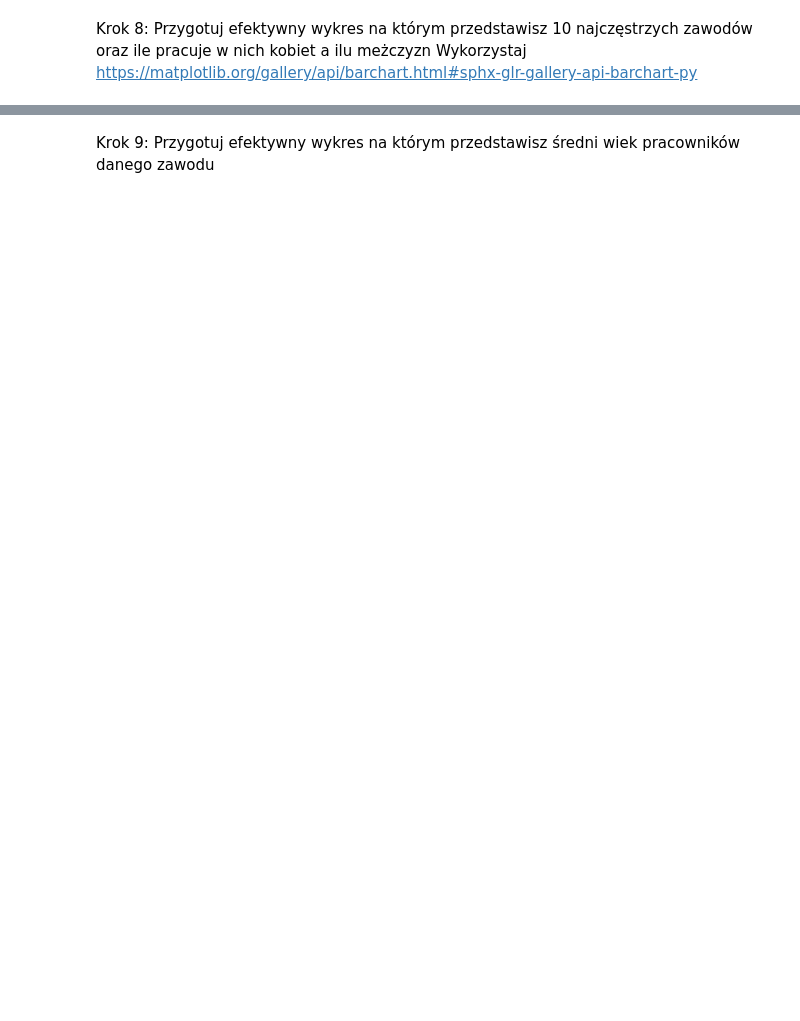
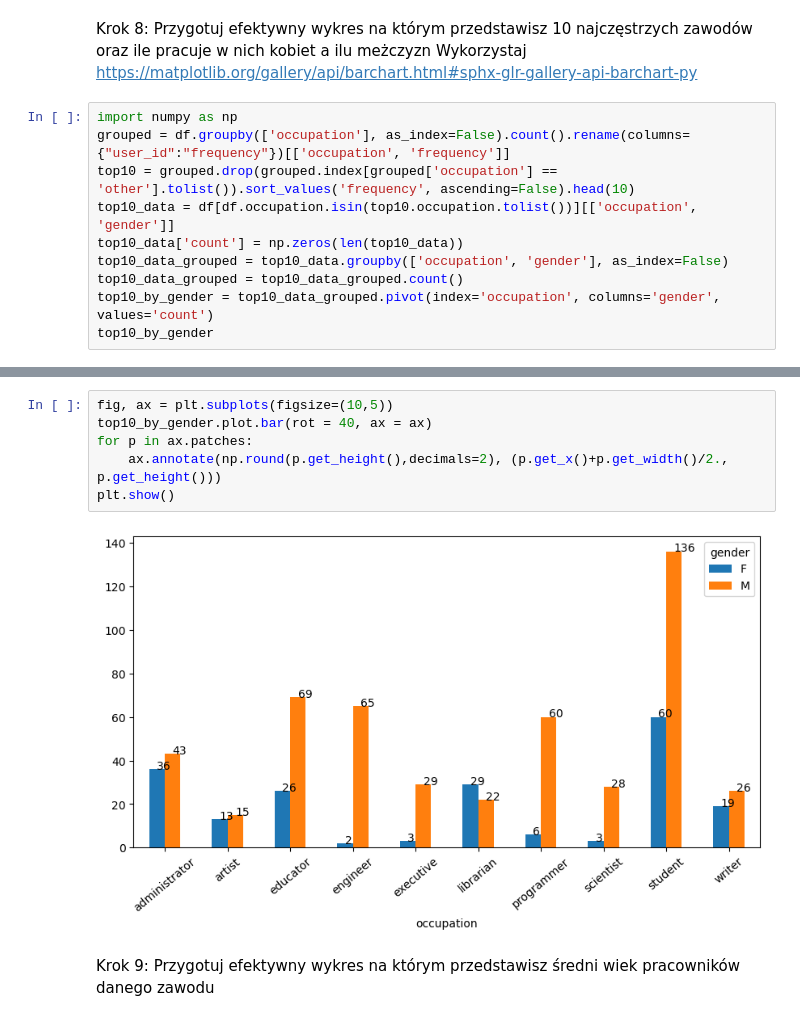
Before and after one commit to Oolcik/effective_python, a Jupyter notebook: lab12.ipynb, the cells around one changed output, grey strips where cells are left out. Cells and saved outputs as stored; diff of their text form; blank space fills up the shorter version.

```diff
--- a/lab12.ipynb
+++ b/lab12.ipynb
@@ -200,3 +291,13 @@ Przygotuj dwa wykresy:
 # %% [markdown]
 Krok 8: Przygotuj efektywny wykres na którym przedstawisz 10 najczęstrzych zawodów oraz ile pracuje w nich kobiet a ilu meżczyzn
 Wykorzystaj https://matplotlib.org/gallery/api/barchart.html#sphx-glr-gallery-api-barchart-py
+# %%
+import numpy as np
+grouped = df.groupby(['occupation'], as_index=False).count().rename(columns={"user_id":"frequency"})[['occupation', 'frequency']]
+top10 = grouped.drop(grouped.index[grouped['occupation'] == 'other'].tolist()).sort_values('frequency', ascending=False).head(10)
+top10_data = df[df.occupation.isin(top10.occupation.tolist())][['occupation', 'gender']]
+top10_data['count'] = np.zeros(len(top10_data))
+top10_data_grouped = top10_data.groupby(['occupation', 'gender'], as_index=False)
+top10_data_grouped = top10_data_grouped.count()
+top10_by_gender = top10_data_grouped.pivot(index='occupation', columns='gender', values='count')
+top10_by_gender
@@ -203,2 +317,10 @@ Wykorzystaj https://matplotlib.org/gallery/api/barchart.html#sphx-glr-gallery-ap
+# %%
+fig, ax = plt.subplots(figsize=(10,5))
+top10_by_gender.plot.bar(rot = 40, ax = ax)
+for p in ax.patches:
+    ax.annotate(np.round(p.get_height(),decimals=2), (p.get_x()+p.get_width()/2., p.get_height()))
+plt.show()
+# %% [output]
+[figure, added]
 # %% [markdown]
 Krok 9: Przygotuj efektywny wykres na którym przedstawisz średni wiek pracowników danego zawodu
```
Also changed, not shown: parts of 13 cells of this notebook.
